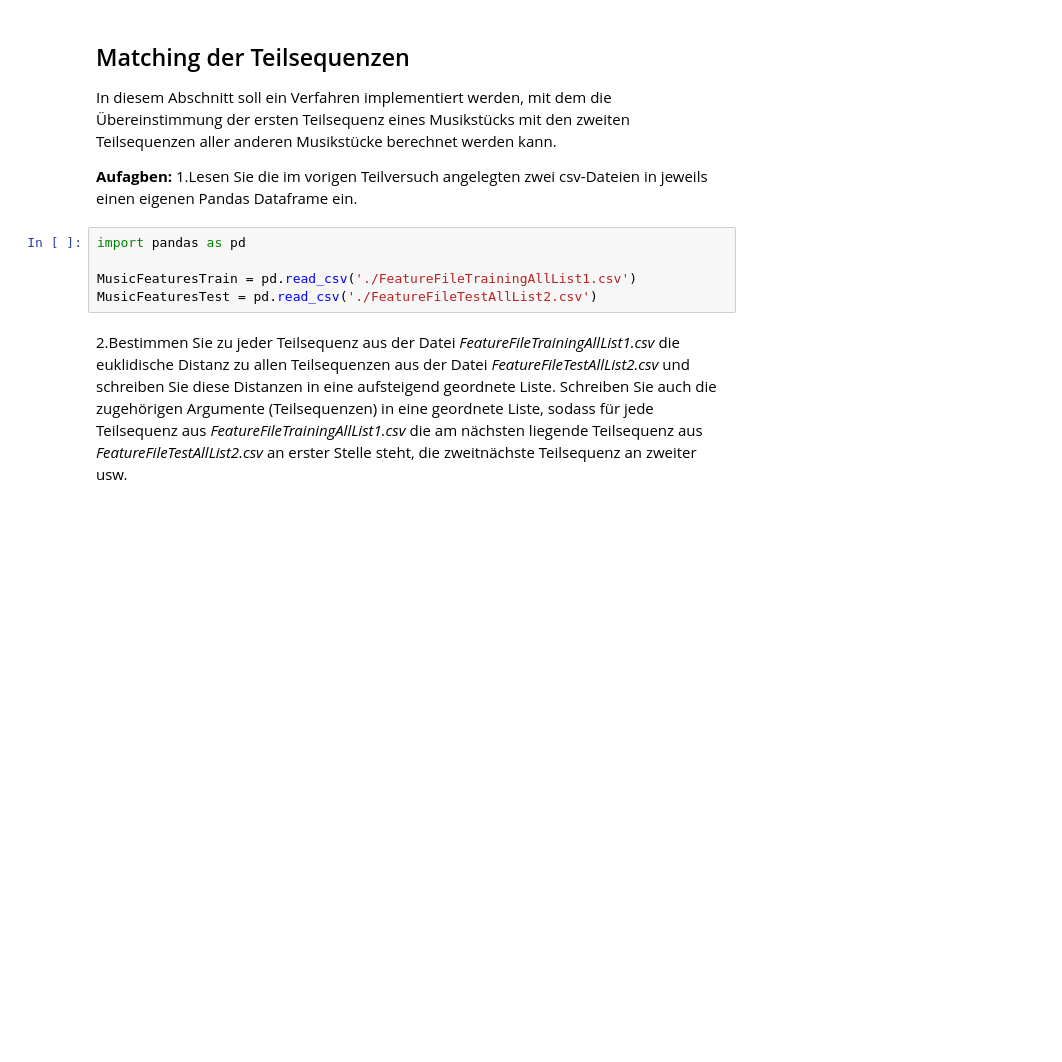
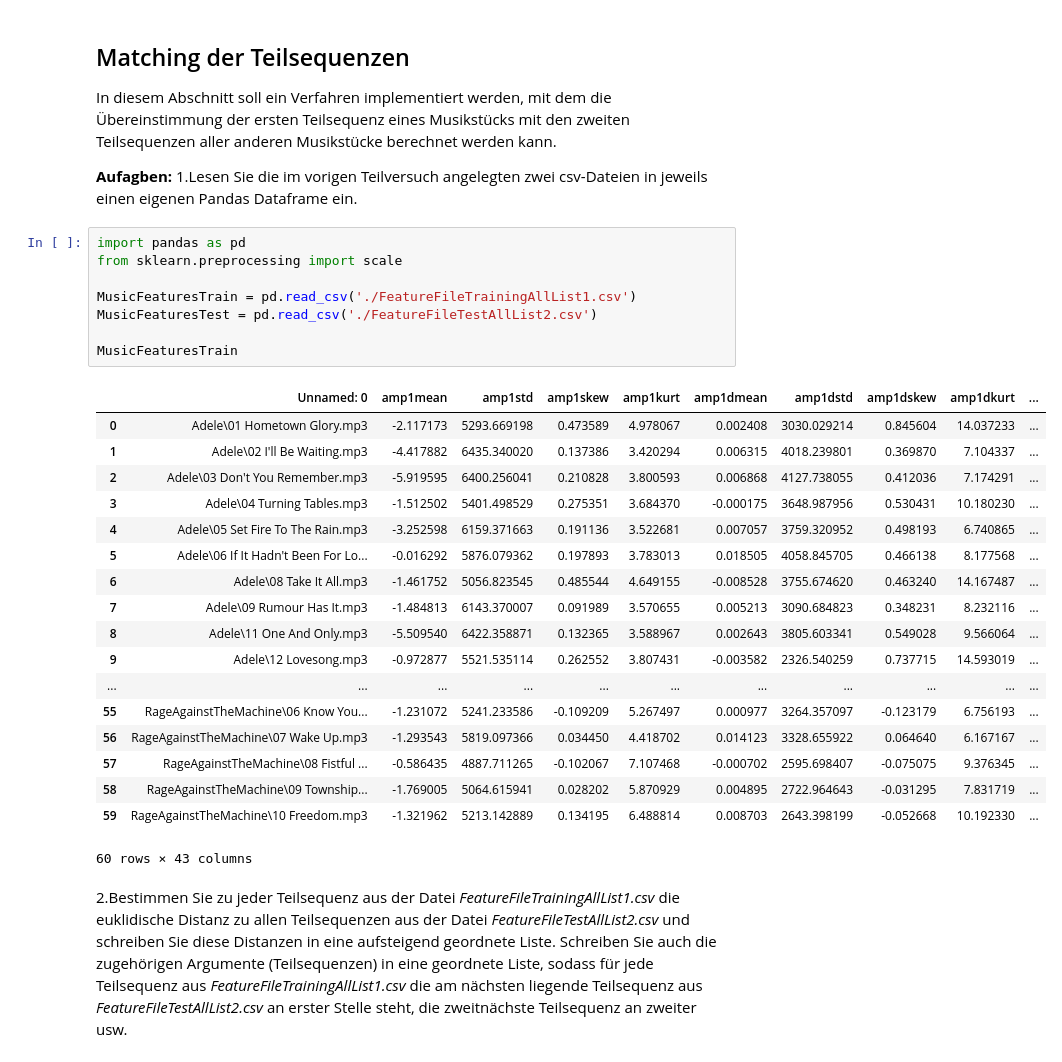
Before and after one commit to timgrossmann/data_mining, a Jupyter notebook: music_clustering/VersuchMusicClustering.ipynb, the cells around one changed output. Cells and saved outputs as stored; diff of their text form; blank space fills up the shorter version.

```diff
--- a/music_clustering/VersuchMusicClustering.ipynb
+++ b/music_clustering/VersuchMusicClustering.ipynb
@@ -241,9 +241,31 @@ In diesem Abschnitt soll ein Verfahren implementiert werden, mit dem die Überei
 1.Lesen Sie die im vorigen Teilversuch angelegten zwei csv-Dateien in jeweils einen eigenen Pandas Dataframe ein.
 # %%
 import pandas as pd
+from sklearn.preprocessing import scale
 
 MusicFeaturesTrain = pd.read_csv('./FeatureFileTrainingAllList1.csv')
 MusicFeaturesTest = pd.read_csv('./FeatureFileTestAllList2.csv')
+
+MusicFeaturesTrain
+# %% [output]
+|  | Unnamed: 0 | amp1mean | amp1std | amp1skew | amp1kurt | amp1dmean | amp1dstd | amp1dskew | amp1dkurt | ... |
+| 0 | Adele\01 Hometown Glory.mp3 | -2.117173 | 5293.669198 | 0.473589 | 4.978067 | 0.002408 | 3030.029214 | 0.845604 | 14.037233 | ... |
+| 1 | Adele\02 I'll Be Waiting.mp3 | -4.417882 | 6435.340020 | 0.137386 | 3.420294 | 0.006315 | 4018.239801 | 0.369870 | 7.104337 | ... |
+| 2 | Adele\03 Don't You Remember.mp3 | -5.919595 | 6400.256041 | 0.210828 | 3.800593 | 0.006868 | 4127.738055 | 0.412036 | 7.174291 | ... |
+| 3 | Adele\04 Turning Tables.mp3 | -1.512502 | 5401.498529 | 0.275351 | 3.684370 | -0.000175 | 3648.987956 | 0.530431 | 10.180230 | ... |
+| 4 | Adele\05 Set Fire To The Rain.mp3 | -3.252598 | 6159.371663 | 0.191136 | 3.522681 | 0.007057 | 3759.320952 | 0.498193 | 6.740865 | ... |
+| 5 | Adele\06 If It Hadn't Been For Lo... | -0.016292 | 5876.079362 | 0.197893 | 3.783013 | 0.018505 | 4058.845705 | 0.466138 | 8.177568 | ... |
+| 6 | Adele\08 Take It All.mp3 | -1.461752 | 5056.823545 | 0.485544 | 4.649155 | -0.008528 | 3755.674620 | 0.463240 | 14.167487 | ... |
+| 7 | Adele\09 Rumour Has It.mp3 | -1.484813 | 6143.370007 | 0.091989 | 3.570655 | 0.005213 | 3090.684823 | 0.348231 | 8.232116 | ... |
+| 8 | Adele\11 One And Only.mp3 | -5.509540 | 6422.358871 | 0.132365 | 3.588967 | 0.002643 | 3805.603341 | 0.549028 | 9.566064 | ... |
+| 9 | Adele\12 Lovesong.mp3 | -0.972877 | 5521.535114 | 0.262552 | 3.807431 | -0.003582 | 2326.540259 | 0.737715 | 14.593019 | ... |
+| ... | ... | ... | ... | ... | ... | ... | ... | ... | ... | ... |
+| 55 | RageAgainstTheMachine\06 Know You... | -1.231072 | 5241.233586 | -0.109209 | 5.267497 | 0.000977 | 3264.357097 | -0.123179 | 6.756193 | ... |
+| 56 | RageAgainstTheMachine\07 Wake Up.mp3 | -1.293543 | 5819.097366 | 0.034450 | 4.418702 | 0.014123 | 3328.655922 | 0.064640 | 6.167167 | ... |
+| 57 | RageAgainstTheMachine\08 Fistful ... | -0.586435 | 4887.711265 | -0.102067 | 7.107468 | -0.000702 | 2595.698407 | -0.075075 | 9.376345 | ... |
+| 58 | RageAgainstTheMachine\09 Township... | -1.769005 | 5064.615941 | 0.028202 | 5.870929 | 0.004895 | 2722.964643 | -0.031295 | 7.831719 | ... |
+| 59 | RageAgainstTheMachine\10 Freedom.mp3 | -1.321962 | 5213.142889 | 0.134195 | 6.488814 | 0.008703 | 2643.398199 | -0.052668 | 10.192330 | ... |
+60 rows × 43 columns
 # %% [markdown]
 2.Bestimmen Sie zu jeder Teilsequenz aus der Datei _FeatureFileTrainingAllList1.csv_ die euklidische Distanz zu allen Teilsequenzen aus der Datei _FeatureFileTestAllList2.csv_ und schreiben Sie diese Distanzen in eine aufsteigend geordnete Liste. Schreiben Sie auch die zugehörigen Argumente (Teilsequenzen) in eine geordnete Liste, sodass für jede Teilsequenz aus _FeatureFileTrainingAllList1.csv_ die am nächsten liegende Teilsequenz aus _FeatureFileTestAllList2.csv_ an erster Stelle steht, die zweitnächste Teilsequenz an zweiter usw.
 # %%
```
Also changed, not shown: parts of 6 cells of this notebook.
